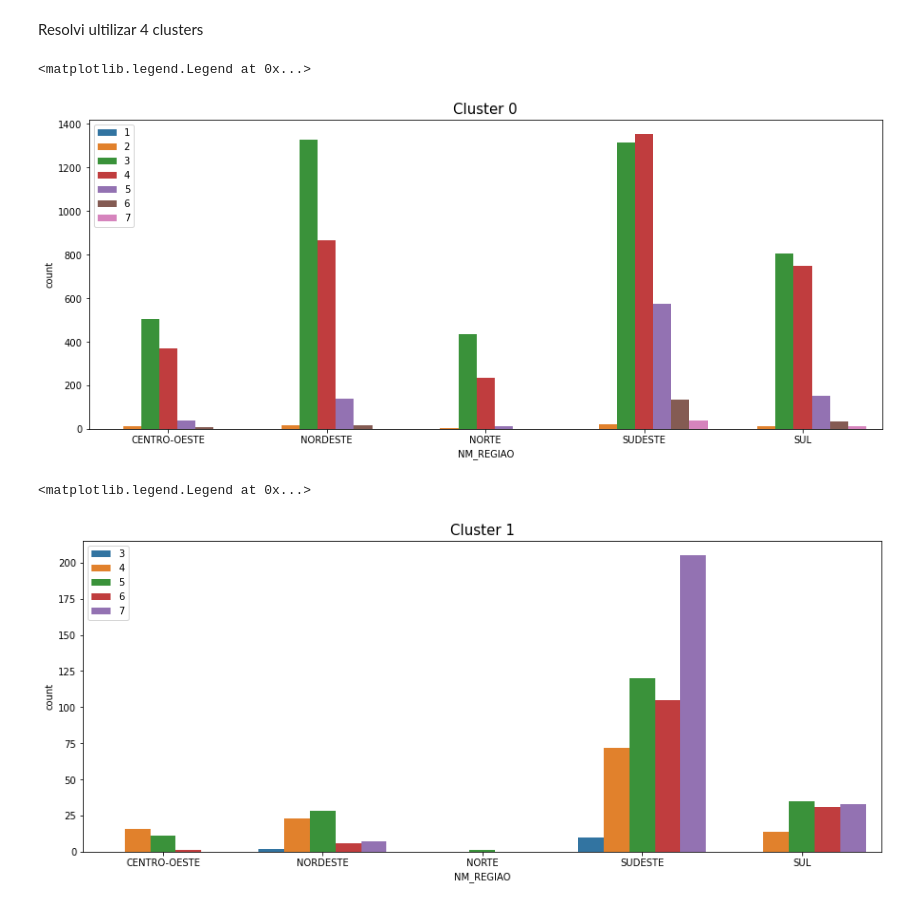
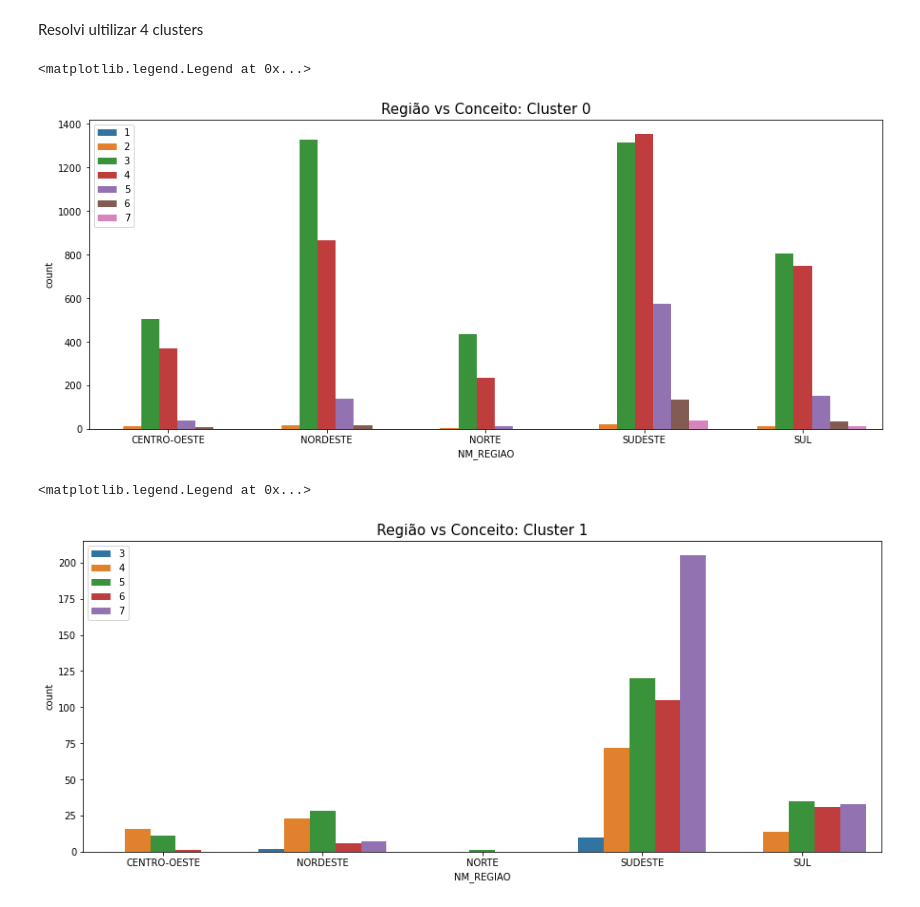
Before and after one commit to ieee-uerj/capes-data-analysis, a Jupyter notebook: Gustavo/Clusterização da Grande Base.ipynb, the cells around one changed output. Cells and saved outputs as stored; diff of their text form; code cells hidden in the pictures.

```diff
--- a/Gustavo/Clusterização da Grande Base.ipynb
+++ b/Gustavo/Clusterização da Grande Base.ipynb
@@ -61,16 +64,3 @@ y=df.iloc[:,21]
 
 scaler = StandardScaler().fit(x)
 x=scaler.transform(x)
-# %%
-#boilerplate daqui: https://minerandodados.com.br/algoritmo-k-means-python-passo-passo/
-wcss = []
-for i in range(1, 11):
-    kmeans = KMeans(n_clusters = i, init = 'random')
-    kmeans.fit(x)
-    print (i,round(kmeans.inertia_))
-    wcss.append(kmeans.inertia_)
-plt.plot(range(1, 11), wcss,color='black')
-plt.title('O Metodo Elbow')
-plt.xlabel('Numero de Clusters')
-plt.ylabel('WSS') #within cluster sum of squares
-plt.xticks([1,2,3,4,5,6,7,8,9,10]);
@@ -134,19 +125,19 @@ regiao=list(df.groupby('NM_REGIAO').mean().index)
 # %%
 plt.figure(figsize=(15,6))
 sns.countplot(x='NM_REGIAO',data=df0,hue='CD_CONCEITO_PROGRAMA',order=regiao)
-plt.title('Cluster 0',size=15)
+plt.title('Região vs Conceito: Cluster 0',size=15)
 plt.legend(loc='upper left')
 # %% [output]
 <matplotlib.legend.Legend at 0x...>
-[figure, old version]
+[figure, new version]
 # %%
 plt.figure(figsize=(15,6))
 sns.countplot(x='NM_REGIAO',data=df1,hue='CD_CONCEITO_PROGRAMA',order=regiao)
-plt.title('Cluster 1',size=15)
+plt.title('Região vs Conceito: Cluster 1',size=15)
 plt.legend(loc='upper left')
 # %% [output]
 <matplotlib.legend.Legend at 0x...>
-[figure, old version]
+[figure, new version]
 # %%
 plt.figure(figsize=(15,6))
 sns.countplot(x='NM_REGIAO',data=df2,hue='CD_CONCEITO_PROGRAMA',order=regiao)
```
Also changed, not shown: parts of 14 cells of this notebook.
